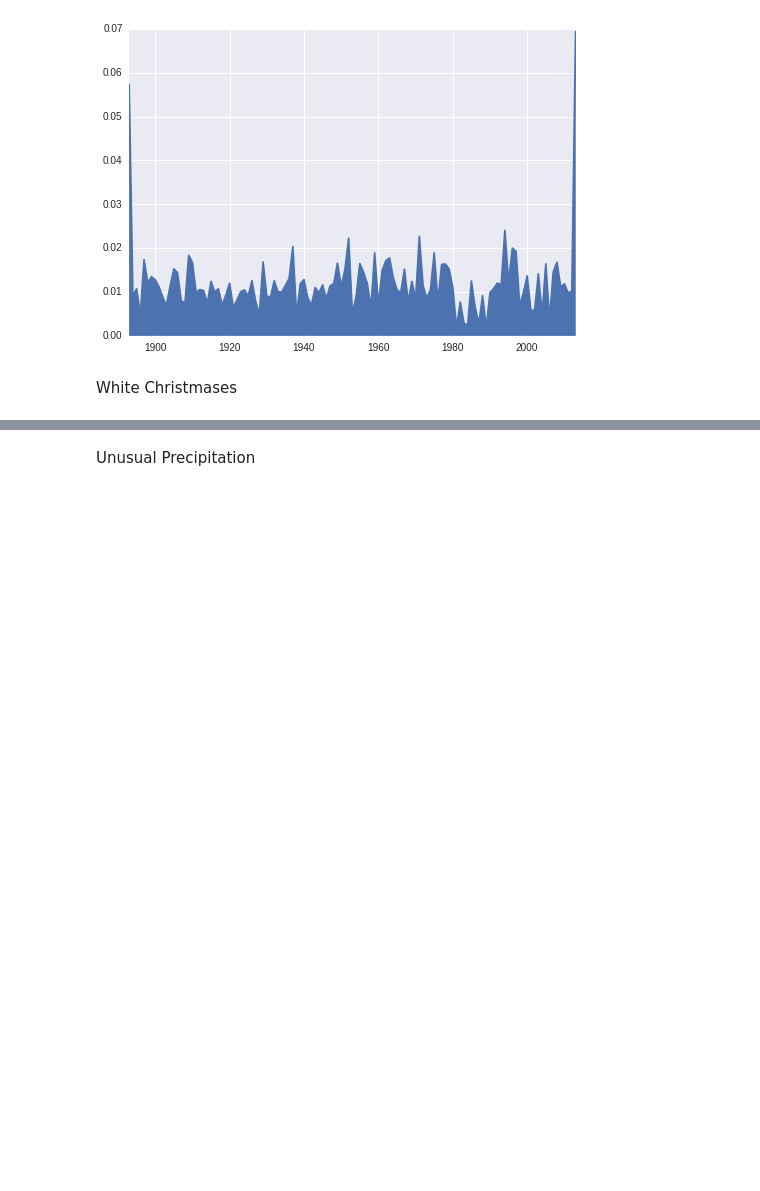
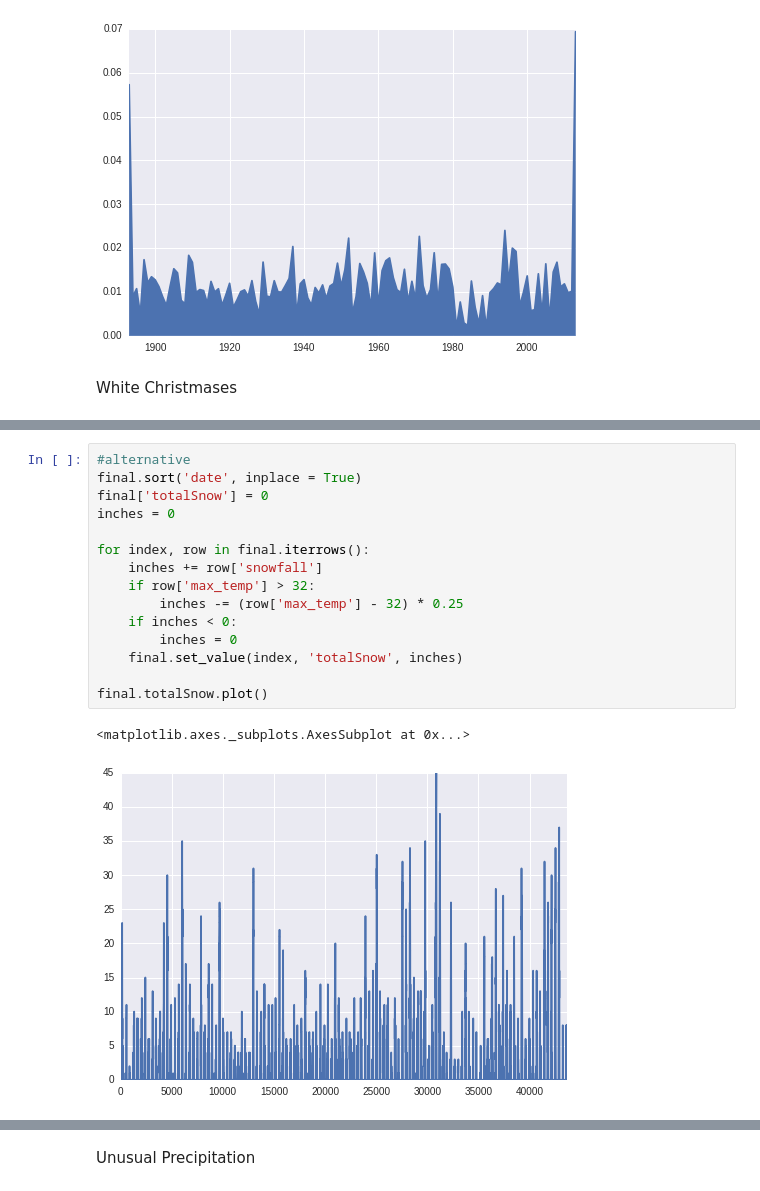
Before and after one commit to harrmi02/MachineLearning, a Jupyter notebook: Weather.ipynb, the cells around one changed output, grey strips where cells are left out. Cells and saved outputs as stored; diff of their text form; blank space fills up the shorter version.

```diff
--- a/Weather.ipynb
+++ b/Weather.ipynb
@@ -229,0 +188,18 @@ final[(final.month == 12) & (final.day == 25) & (final.snow)]
+# %%
+#alternative
+final.sort('date', inplace = True)
+final['totalSnow'] = 0
+inches = 0
+
+for index, row in final.iterrows():
+    inches += row['snowfall']
+    if row['max_temp'] > 32:
+        inches -= (row['max_temp'] - 32) * 0.25
+    if inches < 0:
+        inches = 0
+    final.set_value(index, 'totalSnow', inches)
+
+final.totalSnow.plot()
+# %% [output]
+<matplotlib.axes._subplots.AxesSubplot at 0x...>
+[figure, added]
```
Also changed, not shown: parts of 16 cells of this notebook.
